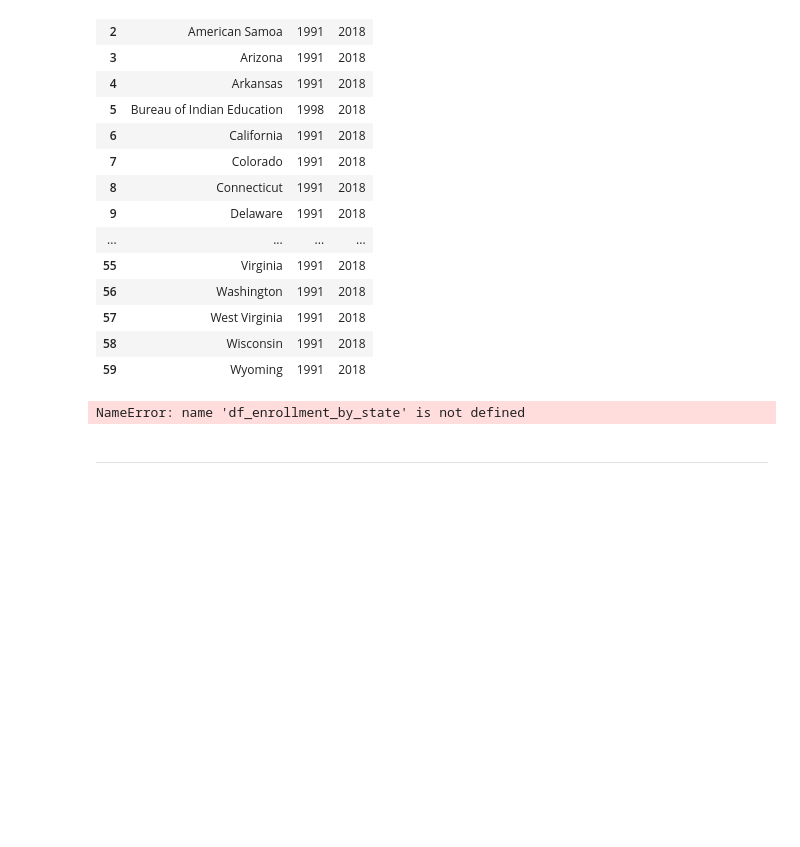
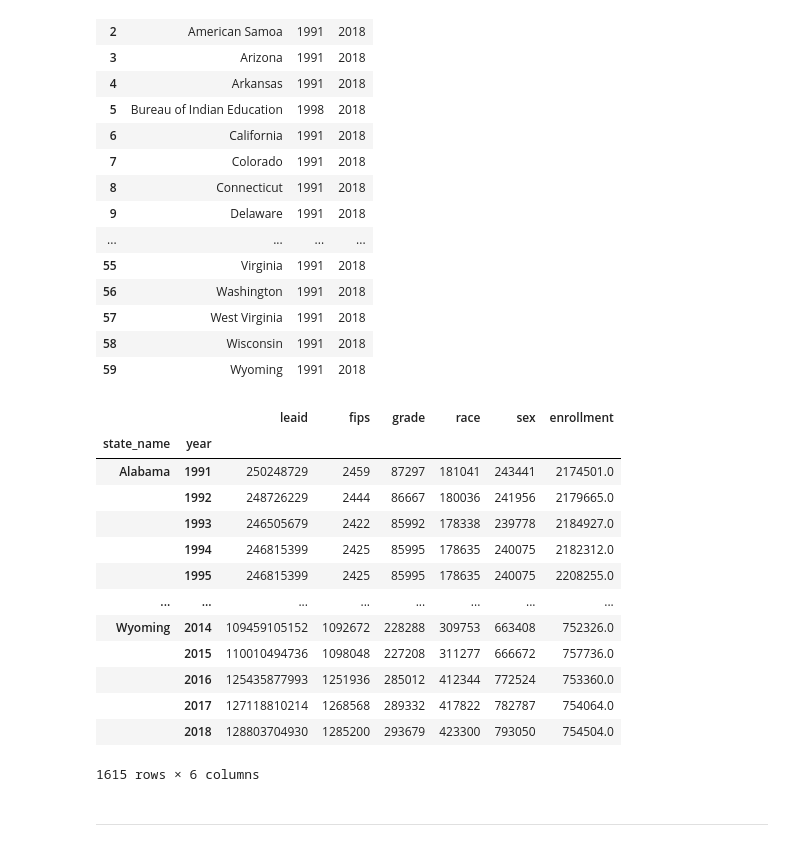
Before and after one commit to apaniagua6/Covid-impact-graduation, a Jupyter notebook: 03-educationdata-dashboards/transformation_instructional_spend.ipynb, the cells around one changed output. Drawn from its saved outputs; the diff is of its cells as text; code cells hidden in the pictures; blank space fills up the shorter version.

```diff
--- a/03-educationdata-dashboards/transformation_instructional_spend.ipynb
+++ b/03-educationdata-dashboards/transformation_instructional_spend.ipynb
@@ -178,11 +179,24 @@ df_join_years.groupby(['state_name']).agg({'year': ['min', 'max'] }).reset_index
 # %%
 import matplotlib.pyplot as plt
 # %%
-df_enrollment_by_state
+
 sum_enrollment_by_state = df_join_years.groupby(['state_name', 'year']).sum(['enrollment'])
 sum_enrollment_by_state
 # %% [output]
+|  |  | leaid | fips | grade | race | sex | enrollment |
+| state_name | year |  |  |  |  |  |  |
+| Alabama | 1991 | 250248729 | 2459 | 87297 | 181041 | 243441 | 2174501.0 |
+|  | 1992 | 248726229 | 2444 | 86667 | 180036 | 241956 | 2179665.0 |
+|  | 1993 | 246505679 | 2422 | 85992 | 178338 | 239778 | 2184927.0 |
+|  | 1994 | 246815399 | 2425 | 85995 | 178635 | 240075 | 2182312.0 |
+|  | 1995 | 246815399 | 2425 | 85995 | 178635 | 240075 | 2208255.0 |
+| ... | ... | ... | ... | ... | ... | ... | ... |
+| Wyoming | 2014 | 109459105152 | 1092672 | 228288 | 309753 | 663408 | 752326.0 |
+|  | 2015 | 110010494736 | 1098048 | 227208 | 311277 | 666672 | 757736.0 |
+|  | 2016 | 125435877993 | 1251936 | 285012 | 412344 | 772524 | 753360.0 |
+|  | 2017 | 127118810214 | 1268568 | 289332 | 417822 | 782787 | 754064.0 |
+|  | 2018 | 128803704930 | 1285200 | 293679 | 423300 | 793050 | 754504.0 |
-NameError: name 'df_enrollment_by_state' is not defined
+1615 rows × 6 columns
 # %% [markdown]
 ***
 # %% [markdown]
```
Also changed, not shown: parts of 11 cells of this notebook.
